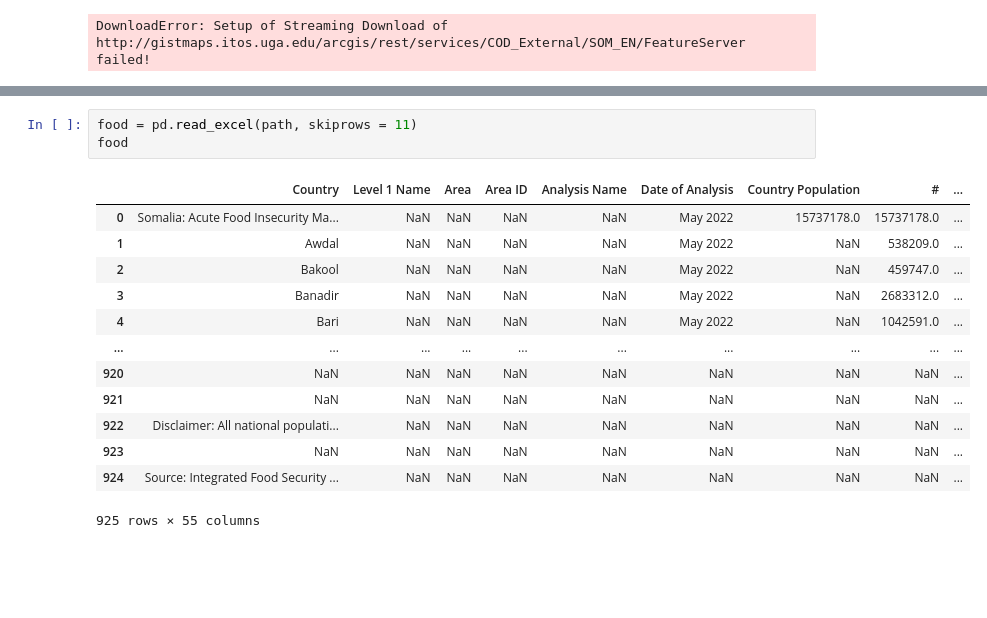
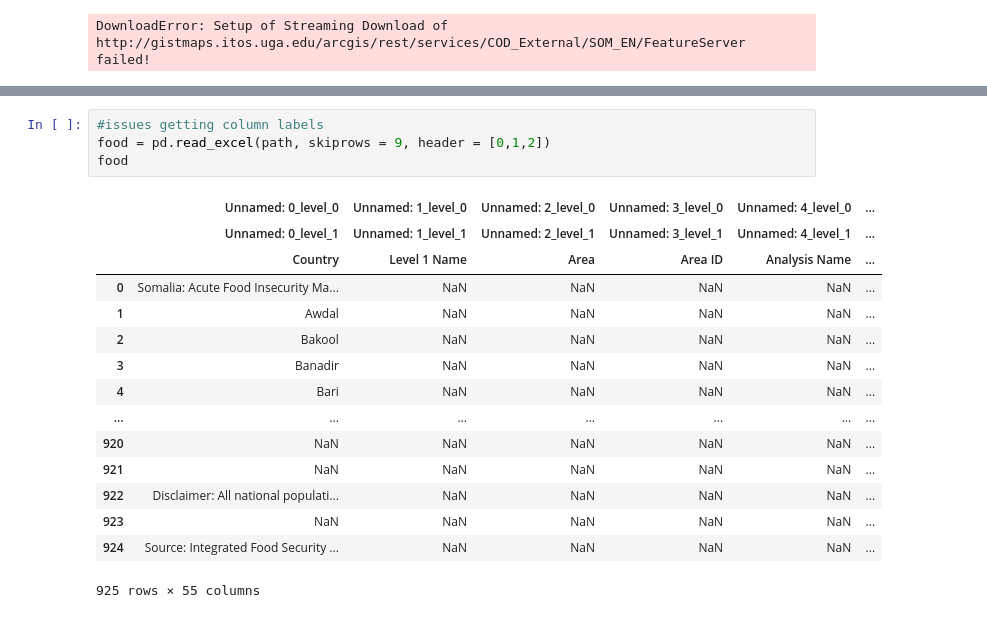
Before and after one commit to DataKind-DC/SaveTheChildren, a Jupyter notebook: HDXAPI2.ipynb, the cells around one changed output, grey strips where cells are left out. Cells and saved outputs as stored; diff of their text form; blank space fills up the shorter version.

```diff
--- a/HDXAPI2.ipynb
+++ b/HDXAPI2.ipynb
@@ -95,17 +95,20 @@ Resource URL https://map.ipcinfo.org/api/public/population-tracking-tool/data/20
 # %%
-food = pd.read_excel(path, skiprows = 11)
+#issues getting column labels
+food = pd.read_excel(path, skiprows = 9, header = [0,1,2])
 food
 # %% [output]
-|  | Country | Level 1 Name | Area | Area ID | Analysis Name | Date of Analysis | Country Population | # | ... |
-| 0 | Somalia: Acute Food Insecurity Ma... | NaN | NaN | NaN | NaN | May 2022 | 15737178.0 | 15737178.0 | ... |
-| 1 | Awdal | NaN | NaN | NaN | NaN | May 2022 | NaN | 538209.0 | ... |
-| 2 | Bakool | NaN | NaN | NaN | NaN | May 2022 | NaN | 459747.0 | ... |
-| 3 | Banadir | NaN | NaN | NaN | NaN | May 2022 | NaN | 2683312.0 | ... |
-| 4 | Bari | NaN | NaN | NaN | NaN | May 2022 | NaN | 1042591.0 | ... |
-| ... | ... | ... | ... | ... | ... | ... | ... | ... | ... |
-| 920 | NaN | NaN | NaN | NaN | NaN | NaN | NaN | NaN | ... |
-| 921 | NaN | NaN | NaN | NaN | NaN | NaN | NaN | NaN | ... |
-| 922 | Disclaimer: All national populati... | NaN | NaN | NaN | NaN | NaN | NaN | NaN | ... |
-| 923 | NaN | NaN | NaN | NaN | NaN | NaN | NaN | NaN | ... |
-| 924 | Source: Integrated Food Security ... | NaN | NaN | NaN | NaN | NaN | NaN | NaN | ... |
+|  | Unnamed: 0_level_0 | Unnamed: 1_level_0 | Unnamed: 2_level_0 | Unnamed: 3_level_0 | Unnamed: 4_level_0 | ... |
+|  | Unnamed: 0_level_1 | Unnamed: 1_level_1 | Unnamed: 2_level_1 | Unnamed: 3_level_1 | Unnamed: 4_level_1 | ... |
+|  | Country | Level 1 Name | Area | Area ID | Analysis Name | ... |
+| 0 | Somalia: Acute Food Insecurity Ma... | NaN | NaN | NaN | NaN | ... |
+| 1 | Awdal | NaN | NaN | NaN | NaN | ... |
+| 2 | Bakool | NaN | NaN | NaN | NaN | ... |
+| 3 | Banadir | NaN | NaN | NaN | NaN | ... |
+| 4 | Bari | NaN | NaN | NaN | NaN | ... |
+| ... | ... | ... | ... | ... | ... | ... |
+| 920 | NaN | NaN | NaN | NaN | NaN | ... |
+| 921 | NaN | NaN | NaN | NaN | NaN | ... |
+| 922 | Disclaimer: All national populati... | NaN | NaN | NaN | NaN | ... |
+| 923 | NaN | NaN | NaN | NaN | NaN | ... |
+| 924 | Source: Integrated Food Security ... | NaN | NaN | NaN | NaN | ... |
 925 rows × 55 columns
```
Also changed, not shown: parts of 8 cells of this notebook.
